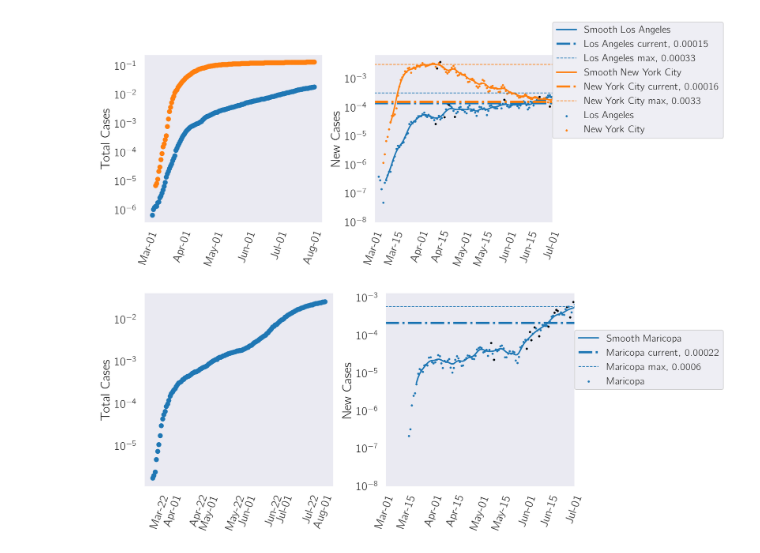
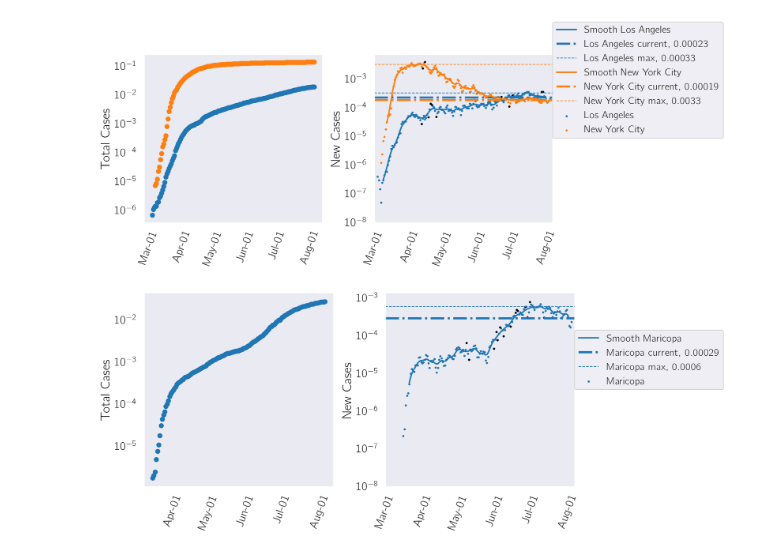
Before and after one commit to dangeles/dangeles.github.io, a Jupyter notebook: jupyter/County COVID Analysis.ipynb, the cells around one changed output. Cells and saved outputs as stored; diff of their text form; code cells hidden in the pictures.

```diff
--- a/jupyter/County COVID Analysis.ipynb
+++ b/jupyter/County COVID Analysis.ipynb
@@ -151,20 +152,20 @@ fig, ax = plt.subplots(ncols=2, figsize=(12.5, 5))
 cond = (df.county == 'New York City') | (df.county == 'Los Angeles')
 plot_county_cases(df, cond, ax[0])
 plot_new_cases(df, cond, ax[1])
-plt.xlim(dt.datetime(2020, 3, 1), dt.datetime(2020, 7, 1))
 _ = plt.legend(loc=(1, 0.5))
 plt.yscale('log')
+
 plt.tight_layout()
 # %% [output]
-[figure, old version]
+[figure, new version]
 # %%
 fig, ax = plt.subplots(ncols=2, figsize=(12.5, 5))
 cond = (df.county == 'Maricopa')
 plot_county_cases(df, cond, ax[0])
 plot_new_cases(df, cond, ax[1])
-plt.xlim(dt.datetime(2020, 3, 1), dt.datetime(2020, 7, 1))
 _ = plt.legend(loc=(1, 0.5))
 plt.yscale('log')
+
 plt.tight_layout()
 # %% [output]
-[figure, old version]
+[figure, new version]
```
Also changed, not shown: parts of 4 cells of this notebook, 2 other files.
